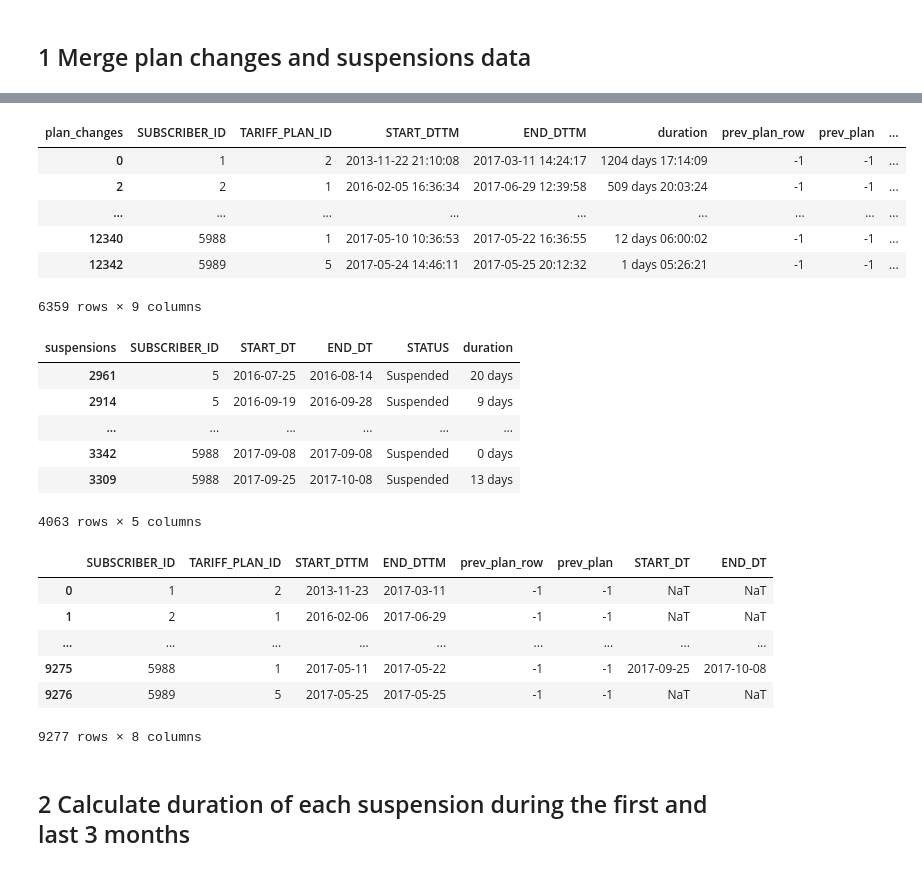
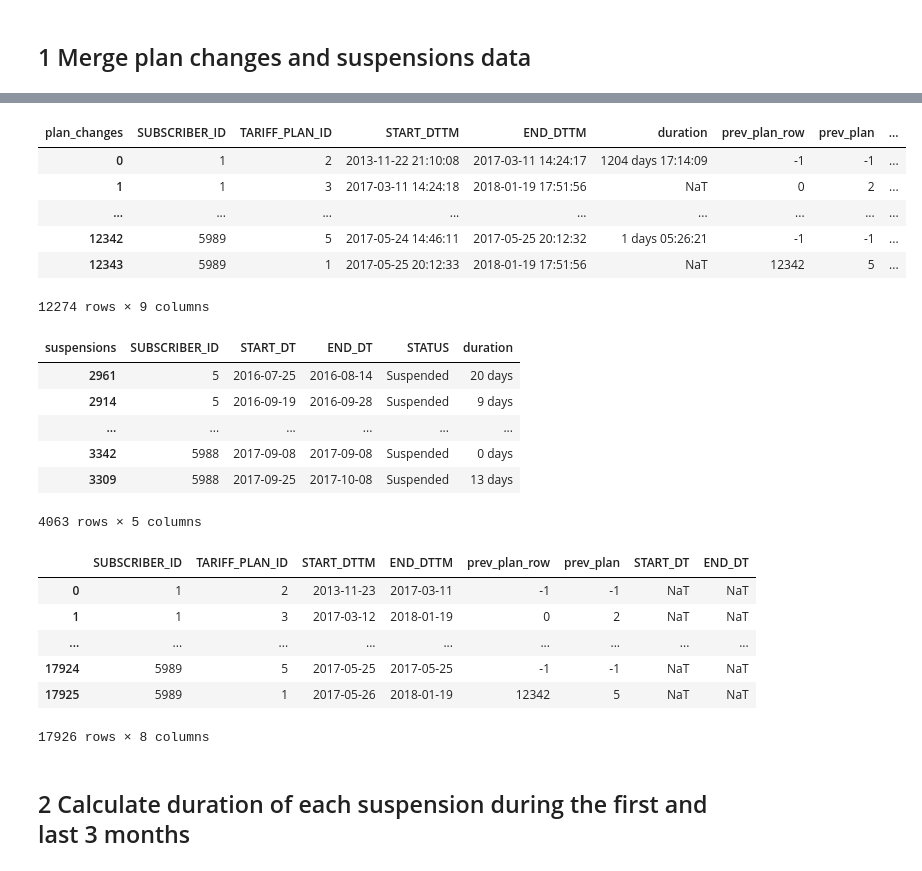
Before and after one commit to anatol-grabowski/test_task_plans_data, a Jupyter notebook: task3.ipynb, the cells around one changed output, grey strips where cells are left out. Cells and saved outputs as stored; diff of their text form; code cells hidden in the pictures.

```diff
--- a/task3.ipynb
+++ b/task3.ipynb
@@ -488,17 +488,22 @@ plt.show()
 # %% [markdown]
 ## 1 Merge plan changes and suspensions data
 # %%
-susps_min_start, susps_max_end = suspensions['START_DT'].min(), suspensions['END_DT'].max()
-ps_we_have_suspensions_data = ps[(ps['END_DTTM'] > susps_min_start) & (ps['START_DTTM'] < susps_max_end)]
+period_months = 3
+susps_min_start = suspensions['START_DT'].min()
+susps_max_end = suspensions['END_DT'].max()
+plans_max_end = ps['END_DTTM'].max()
+ps2 = ps.iloc[:].copy()
+ps2.loc[pd.isnull(ps2['END_DTTM']), 'END_DTTM'] = plans_max_end
+ps_we_have_suspensions_data = ps2[((ps2['END_DTTM'] + pd.DateOffset(months=period_months)) > susps_min_start) & ((ps2['START_DTTM'] - pd.DateOffset(months=period_months)) < susps_max_end)]
 plans_with_suspensions = pd.merge(ps_we_have_suspensions_data.iloc[:], suspensions.iloc[:], on=['SUBSCRIBER_ID'], how='left')
 plans_with_suspensions.drop(inplace=True, columns=['duration_x', 'duration_y', 'STATUS', 'no_plan_duration', 'prev_duration'])
-plans_max_end = ps['END_DTTM'].max()
-plans_with_suspensions.loc[pd.isnull(plans_with_suspensions['END_DTTM']), 'END_DTTM'] = plans_max_end
+
 plans_with_suspensions['START_DTTM'] = plans_with_suspensions['START_DTTM'].dt.ceil('D')
 plans_with_suspensions['END_DTTM'] = plans_with_suspensions['END_DTTM'].dt.floor('D')
 
-with pd.option_context('display.max_rows', 4):
-    display(ps_we_have_suspensions_data.iloc[:])
+print('period:', suspensions['START_DT'].min(), '..', suspensions['END_DT'].max())
+with pd.option_context('display.max_rows', 5):
+    display(ps2)
     display(suspensions.iloc[:])
     display(plans_with_suspensions)
 # %% [output]
@@ -505,24 +511,24 @@ with pd.option_context('display.max_rows', 4):
 | plan_changes | SUBSCRIBER_ID | TARIFF_PLAN_ID | START_DTTM | END_DTTM | duration | prev_plan_row | prev_plan | ... |
 | 0 | 1 | 2 | 2013-11-22 21:10:08 | 2017-03-11 14:24:17 | 1204 days 17:14:09 | -1 | -1 | ... |
-| 2 | 2 | 1 | 2016-02-05 16:36:34 | 2017-06-29 12:39:58 | 509 days 20:03:24 | -1 | -1 | ... |
+| 1 | 1 | 3 | 2017-03-11 14:24:18 | 2018-01-19 17:51:56 | NaT | 0 | 2 | ... |
 | ... | ... | ... | ... | ... | ... | ... | ... | ... |
-| 12340 | 5988 | 1 | 2017-05-10 10:36:53 | 2017-05-22 16:36:55 | 12 days 06:00:02 | -1 | -1 | ... |
 | 12342 | 5989 | 5 | 2017-05-24 14:46:11 | 2017-05-25 20:12:32 | 1 days 05:26:21 | -1 | -1 | ... |
+| 12343 | 5989 | 1 | 2017-05-25 20:12:33 | 2018-01-19 17:51:56 | NaT | 12342 | 5 | ... |
-6359 rows × 9 columns
+12274 rows × 9 columns
 | suspensions | SUBSCRIBER_ID | START_DT | END_DT | STATUS | duration |
 | 2961 | 5 | 2016-07-25 | 2016-08-14 | Suspended | 20 days |
 | 2914 | 5 | 2016-09-19 | 2016-09-28 | Suspended | 9 days |
 | ... | ... | ... | ... | ... | ... |
 | 3342 | 5988 | 2017-09-08 | 2017-09-08 | Suspended | 0 days |
 | 3309 | 5988 | 2017-09-25 | 2017-10-08 | Suspended | 13 days |
-4063 rows × 5 columns
+4063 rows × 5 columns
 |  | SUBSCRIBER_ID | TARIFF_PLAN_ID | START_DTTM | END_DTTM | prev_plan_row | prev_plan | START_DT | END_DT |
 | 0 | 1 | 2 | 2013-11-23 | 2017-03-11 | -1 | -1 | NaT | NaT |
-| 1 | 2 | 1 | 2016-02-06 | 2017-06-29 | -1 | -1 | NaT | NaT |
+| 1 | 1 | 3 | 2017-03-12 | 2018-01-19 | 0 | 2 | NaT | NaT |
 | ... | ... | ... | ... | ... | ... | ... | ... | ... |
-| 9275 | 5988 | 1 | 2017-05-11 | 2017-05-22 | -1 | -1 | 2017-09-25 | 2017-10-08 |
-| 9276 | 5989 | 5 | 2017-05-25 | 2017-05-25 | -1 | -1 | NaT | NaT |
+| 17924 | 5989 | 5 | 2017-05-25 | 2017-05-25 | -1 | -1 | NaT | NaT |
+| 17925 | 5989 | 1 | 2017-05-26 | 2018-01-19 | 12342 | 5 | NaT | NaT |
-9277 rows × 8 columns
+17926 rows × 8 columns
 # %% [markdown]
 ## 2 Calculate duration of each suspension during the first and last 3 months
 # %%
```
Also changed, not shown: parts of 8 cells of this notebook.
